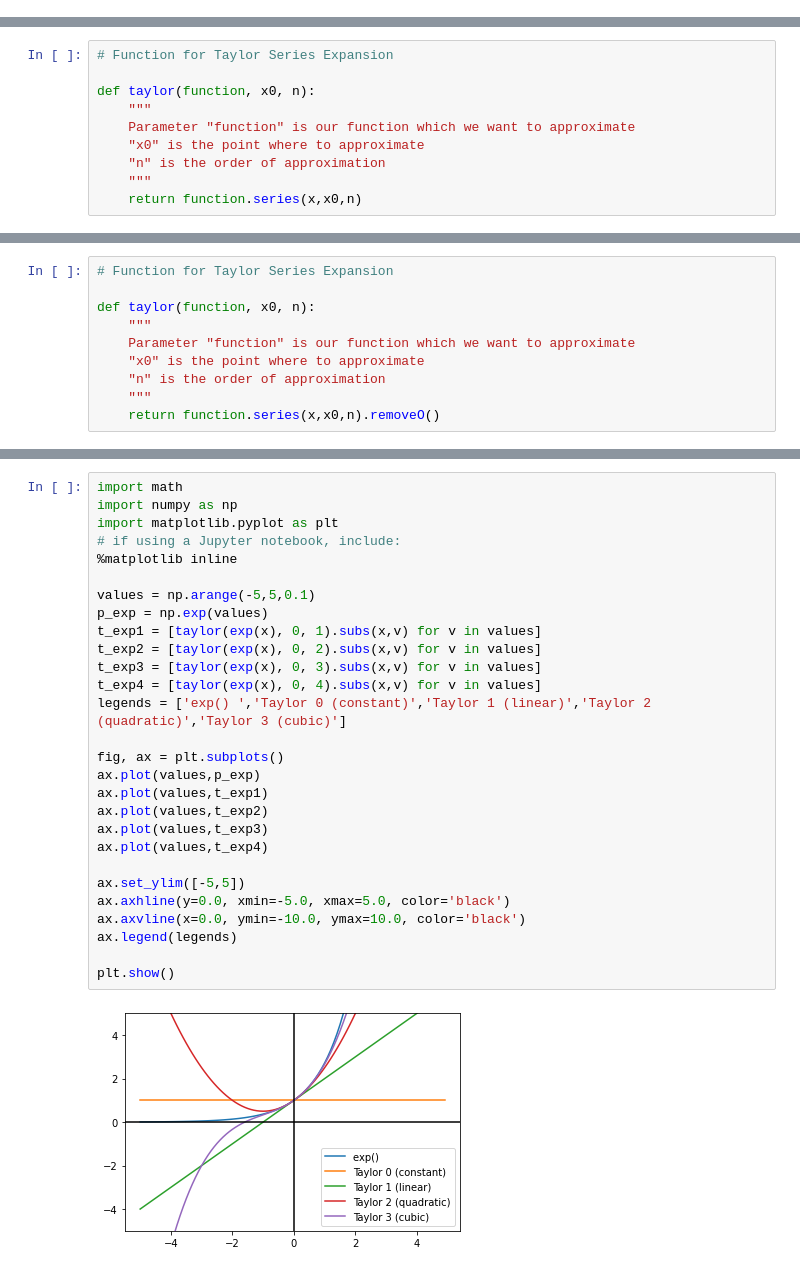
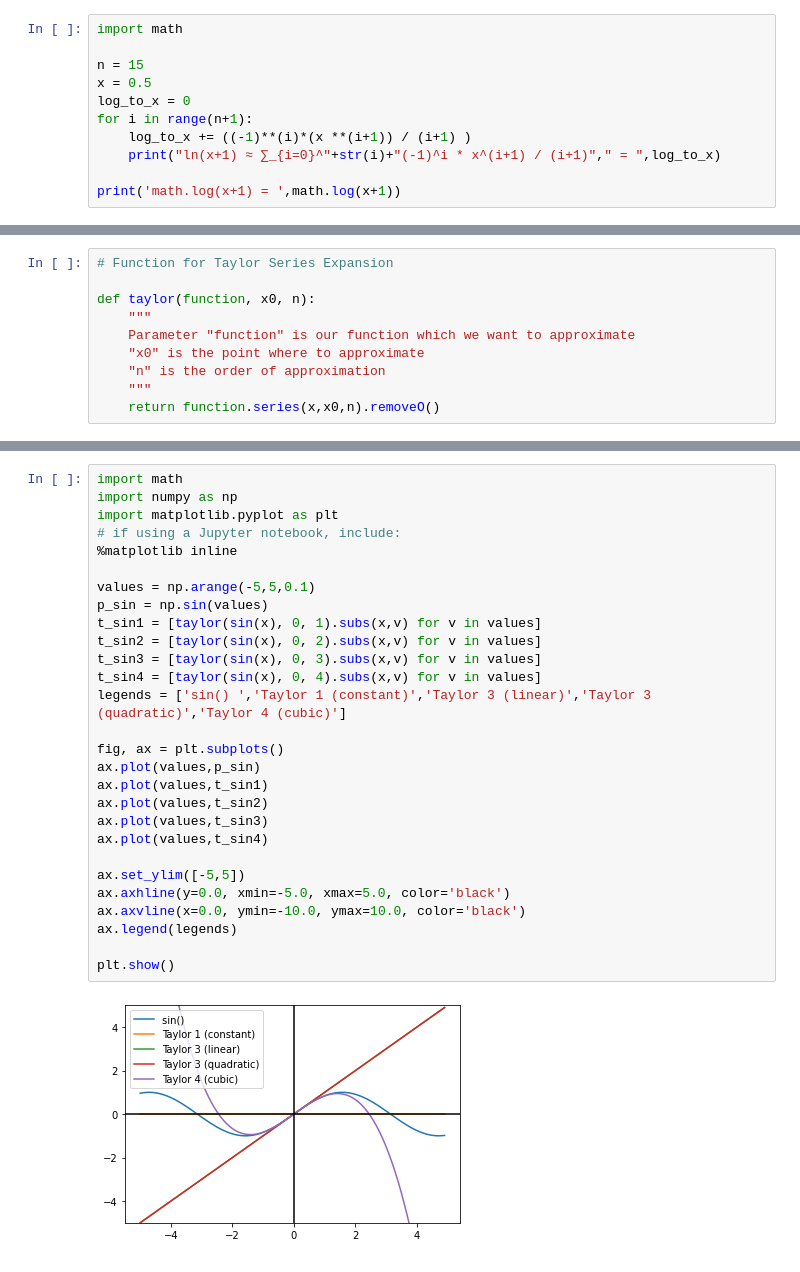
Before and after one commit to ohcasta/MetNumUN2021II, a Jupyter notebook: Lab9/group33Lab9.ipynb, the cells around one changed output, grey strips where cells are left out. Saved outputs shown, nothing was run; the diff lists cells and outputs as text.

```diff
--- a/Lab9/group33Lab9.ipynb
+++ b/Lab9/group33Lab9.ipynb
@@ -624,0 +191,11 @@ a.save('sinx_taylor_animation_2.gif')
+# %%
+import math
+
+n = 15
+x = 0.5
+log_to_x = 0
+for i in range(n+1):
+    log_to_x += ((-1)**(i)*(x **(i+1)) / (i+1) )
+    print("ln(x+1) ≈ ∑_{i=0}^"+str(i)+"(-1)^i * x^(i+1) / (i+1)"," = ",log_to_x)
+
+print('math.log(x+1) = ',math.log(x+1))
@@ -630,13 +375,3 @@ import matplotlib.pyplot as plt
 # %%
 # Define symbol
 x = Symbol('x')
-# %%
-# Function for Taylor Series Expansion
-
-def taylor(function, x0, n):
-    """
-    Parameter "function" is our function which we want to approximate
-    "x0" is the point where to approximate
-    "n" is the order of approximation
-    """
-    return function.series(x,x0,n)
@@ -831,30 +663,30 @@ plt.show()
 # %%
 import math
 import numpy as np
 import matplotlib.pyplot as plt
 # if using a Jupyter notebook, include:
 %matplotlib inline
 
 values = np.arange(-5,5,0.1)
-p_exp = np.exp(values)
-t_exp1 = [taylor(exp(x), 0, 1).subs(x,v) for v in values]
-t_exp2 = [taylor(exp(x), 0, 2).subs(x,v) for v in values]
-t_exp3 = [taylor(exp(x), 0, 3).subs(x,v) for v in values]
-t_exp4 = [taylor(exp(x), 0, 4).subs(x,v) for v in values]
-legends = ['exp() ','Taylor 0 (constant)','Taylor 1 (linear)','Taylor 2 (quadratic)','Taylor 3 (cubic)']
+p_sin = np.sin(values)
+t_sin1 = [taylor(sin(x), 0, 1).subs(x,v) for v in values]
+t_sin2 = [taylor(sin(x), 0, 2).subs(x,v) for v in values]
+t_sin3 = [taylor(sin(x), 0, 3).subs(x,v) for v in values]
+t_sin4 = [taylor(sin(x), 0, 4).subs(x,v) for v in values]
+legends = ['sin() ','Taylor 1 (constant)','Taylor 3 (linear)','Taylor 3 (quadratic)','Taylor 4 (cubic)']
 
 fig, ax = plt.subplots()
-ax.plot(values,p_exp)
-ax.plot(values,t_exp1)
-ax.plot(values,t_exp2)
-ax.plot(values,t_exp3)
-ax.plot(values,t_exp4)
+ax.plot(values,p_sin)
+ax.plot(values,t_sin1)
+ax.plot(values,t_sin2)
+ax.plot(values,t_sin3)
+ax.plot(values,t_sin4)
 
 ax.set_ylim([-5,5])
 ax.axhline(y=0.0, xmin=-5.0, xmax=5.0, color='black')
 ax.axvline(x=0.0, ymin=-10.0, ymax=10.0, color='black')
 ax.legend(legends)
 
 plt.show()
 # %% [output]
-[figure, old version]
+[figure, new version]
```
Also changed, not shown: parts of 74 cells of this notebook.
